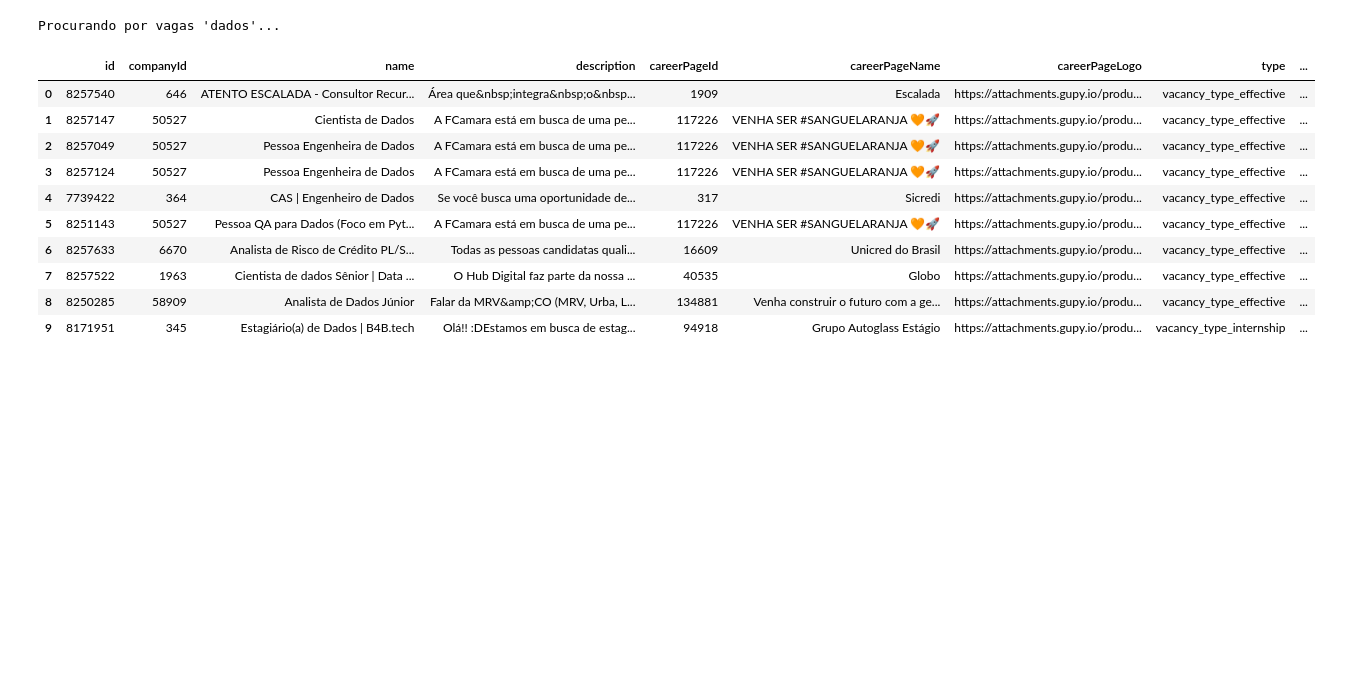
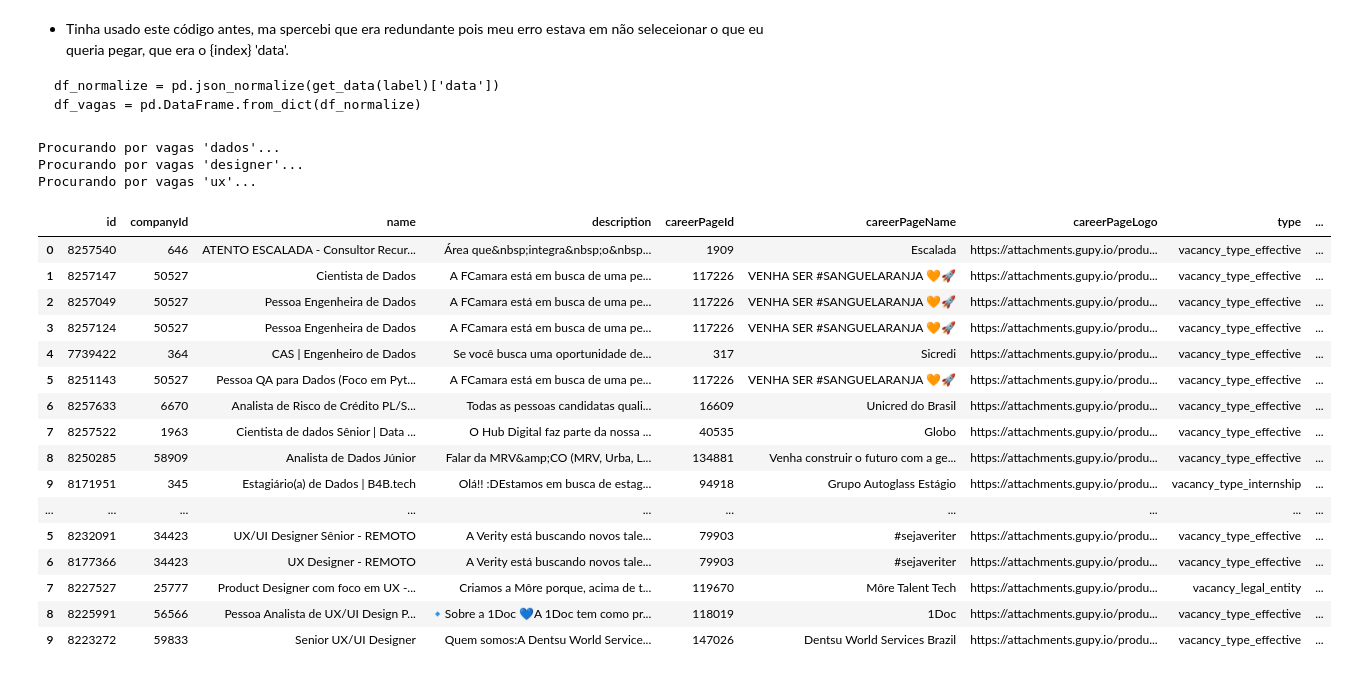
Before and after one commit to ht-yarll/gupy_api, a Jupyter notebook: test.ipynb, the cells around one changed output. Drawn from its saved outputs; the diff is of its cells as text; code cells hidden in the pictures; blank space fills up the shorter version.

Commit message:
feat: dataframe

````diff
--- a/test.ipynb
+++ b/test.ipynb
@@ -8,22 +9,47 @@ import pandas as pd
 import matplotlib.pyplot as plt
-# %%
-pd.set_option('display.max_rows', None)
-
-label = 'dados'
-df_normalize = pd.json_normalize(get_data(label)['data'])
-df = pd.DataFrame.from_dict(df_normalize)
-
-df
-# %% [output]
-Procurando por vagas 'dados'...
-|  | id | companyId | name | description | careerPageId | careerPageName | careerPageLogo | type | ... |
-| 0 | 8257540 | 646 | ATENTO ESCALADA - Consultor Recur... | Área que&nbsp;integra&nbsp;o&nbsp... | 1909 | Escalada | https://attachments.gupy.io/produ... | vacancy_type_effective | ... |
-| 1 | 8257147 | 50527 | Cientista de Dados | A FCamara está em busca de uma pe... | 117226 | VENHA SER #SANGUELARANJA 🧡🚀 | https://attachments.gupy.io/produ... | vacancy_type_effective | ... |
-| 2 | 8257049 | 50527 | Pessoa Engenheira de Dados | A FCamara está em busca de uma pe... | 117226 | VENHA SER #SANGUELARANJA 🧡🚀 | https://attachments.gupy.io/produ... | vacancy_type_effective | ... |
-| 3 | 8257124 | 50527 | Pessoa Engenheira de Dados | A FCamara está em busca de uma pe... | 117226 | VENHA SER #SANGUELARANJA 🧡🚀 | https://attachments.gupy.io/produ... | vacancy_type_effective | ... |
-| 4 | 7739422 | 364 | CAS | Engenheiro de Dados | Se você busca uma oportunidade de... | 317 | Sicredi | https://attachments.gupy.io/produ... | vacancy_type_effective | ... |
-| 5 | 8251143 | 50527 | Pessoa QA para Dados (Foco em Pyt... | A FCamara está em busca de uma pe... | 117226 | VENHA SER #SANGUELARANJA 🧡🚀 | https://attachments.gupy.io/produ... | vacancy_type_effective | ... |
-| 6 | 8257633 | 6670 | Analista de Risco de Crédito PL/S... | Todas as pessoas candidatas quali... | 16609 | Unicred do Brasil | https://attachments.gupy.io/produ... | vacancy_type_effective | ... |
-| 7 | 8257522 | 1963 | Cientista de dados Sênior | Data ... | O Hub Digital faz parte da nossa ... | 40535 | Globo | https://attachments.gupy.io/produ... | vacancy_type_effective | ... |
-| 8 | 8250285 | 58909 | Analista de Dados Júnior | Falar da MRV&amp;CO (MRV, Urba, L... | 134881 | Venha construir o futuro com a ge... | https://attachments.gupy.io/produ... | vacancy_type_effective | ... |
-| 9 | 8171951 | 345 | Estagiário(a) de Dados | B4B.tech | Olá!! :DEstamos em busca de estag... | 94918 | Grupo Autoglass Estágio | https://attachments.gupy.io/produ... | vacancy_type_internship | ... |
+# %% [markdown]
+- Tinha usado este código antes, ma spercebi que era redundante pois meu erro estava em não seleceionar o que eu queria pegar, que era o {index} 'data'.
+
+```
+df_normalize = pd.json_normalize(get_data(label)['data'])
+df_vagas = pd.DataFrame.from_dict(df_normalize)
+```
+# %%
+pd.set_option('display.max_rows', None)
+
+label_dados = 'dados'
+label_designer = 'designer'
+label_ux = 'ux'
+
+
+# Transformando dados em Dataframe
+df_vagas_dados = pd.DataFrame((get_data(label_dados))['data'])
+df_vagas_designer = pd.DataFrame((get_data(label_designer))['data'])
+df_vagas_ux = pd.DataFrame((get_data(label_ux))['data'])
+# %% [output]
+Procurando por vagas 'dados'...
+Procurando por vagas 'designer'...
+Procurando por vagas 'ux'...
+# %%
+# Unindo os Dataframes
+df_vagas_list = [df_vagas_dados, df_vagas_designer, df_vagas_ux]
+df_vagas = pd.concat(df_vagas_list)
+df_vagas
+# %% [output]
+|  | id | companyId | name | description | careerPageId | careerPageName | careerPageLogo | type | ... |
+| 0 | 8257540 | 646 | ATENTO ESCALADA - Consultor Recur... | Área que&nbsp;integra&nbsp;o&nbsp... | 1909 | Escalada | https://attachments.gupy.io/produ... | vacancy_type_effective | ... |
+| 1 | 8257147 | 50527 | Cientista de Dados | A FCamara está em busca de uma pe... | 117226 | VENHA SER #SANGUELARANJA 🧡🚀 | https://attachments.gupy.io/produ... | vacancy_type_effective | ... |
+| 2 | 8257049 | 50527 | Pessoa Engenheira de Dados | A FCamara está em busca de uma pe... | 117226 | VENHA SER #SANGUELARANJA 🧡🚀 | https://attachments.gupy.io/produ... | vacancy_type_effective | ... |
+| 3 | 8257124 | 50527 | Pessoa Engenheira de Dados | A FCamara está em busca de uma pe... | 117226 | VENHA SER #SANGUELARANJA 🧡🚀 | https://attachments.gupy.io/produ... | vacancy_type_effective | ... |
+| 4 | 7739422 | 364 | CAS | Engenheiro de Dados | Se você busca uma oportunidade de... | 317 | Sicredi | https://attachments.gupy.io/produ... | vacancy_type_effective | ... |
+| 5 | 8251143 | 50527 | Pessoa QA para Dados (Foco em Pyt... | A FCamara está em busca de uma pe... | 117226 | VENHA SER #SANGUELARANJA 🧡🚀 | https://attachments.gupy.io/produ... | vacancy_type_effective | ... |
+| 6 | 8257633 | 6670 | Analista de Risco de Crédito PL/S... | Todas as pessoas candidatas quali... | 16609 | Unicred do Brasil | https://attachments.gupy.io/produ... | vacancy_type_effective | ... |
+| 7 | 8257522 | 1963 | Cientista de dados Sênior | Data ... | O Hub Digital faz parte da nossa ... | 40535 | Globo | https://attachments.gupy.io/produ... | vacancy_type_effective | ... |
+| 8 | 8250285 | 58909 | Analista de Dados Júnior | Falar da MRV&amp;CO (MRV, Urba, L... | 134881 | Venha construir o futuro com a ge... | https://attachments.gupy.io/produ... | vacancy_type_effective | ... |
+| 9 | 8171951 | 345 | Estagiário(a) de Dados | B4B.tech | Olá!! :DEstamos em busca de estag... | 94918 | Grupo Autoglass Estágio | https://attachments.gupy.io/produ... | vacancy_type_internship | ... |
+| ... | ... | ... | ... | ... | ... | ... | ... | ... | ... |
+| 5 | 8232091 | 34423 | UX/UI Designer Sênior - REMOTO | A Verity está buscando novos tale... | 79903 | #sejaveriter | https://attachments.gupy.io/produ... | vacancy_type_effective | ... |
+| 6 | 8177366 | 34423 | UX Designer - REMOTO | A Verity está buscando novos tale... | 79903 | #sejaveriter | https://attachments.gupy.io/produ... | vacancy_type_effective | ... |
+| 7 | 8227527 | 25777 | Product Designer com foco em UX -... | Criamos a Môre porque, acima de t... | 119670 | Môre Talent Tech | https://attachments.gupy.io/produ... | vacancy_legal_entity | ... |
+| 8 | 8225991 | 56566 | Pessoa Analista de UX/UI Design P... | 🔹Sobre a 1Doc 💙A 1Doc tem como pr... | 118019 | 1Doc | https://attachments.gupy.io/produ... | vacancy_type_effective | ... |
+| 9 | 8223272 | 59833 | Senior UX/UI Designer | Quem somos:A Dentsu World Service... | 147026 | Dentsu World Services Brazil | https://attachments.gupy.io/produ... | vacancy_type_effective | ... |
````
Also changed, not shown: parts of 2 cells of this notebook, 3 other files.
